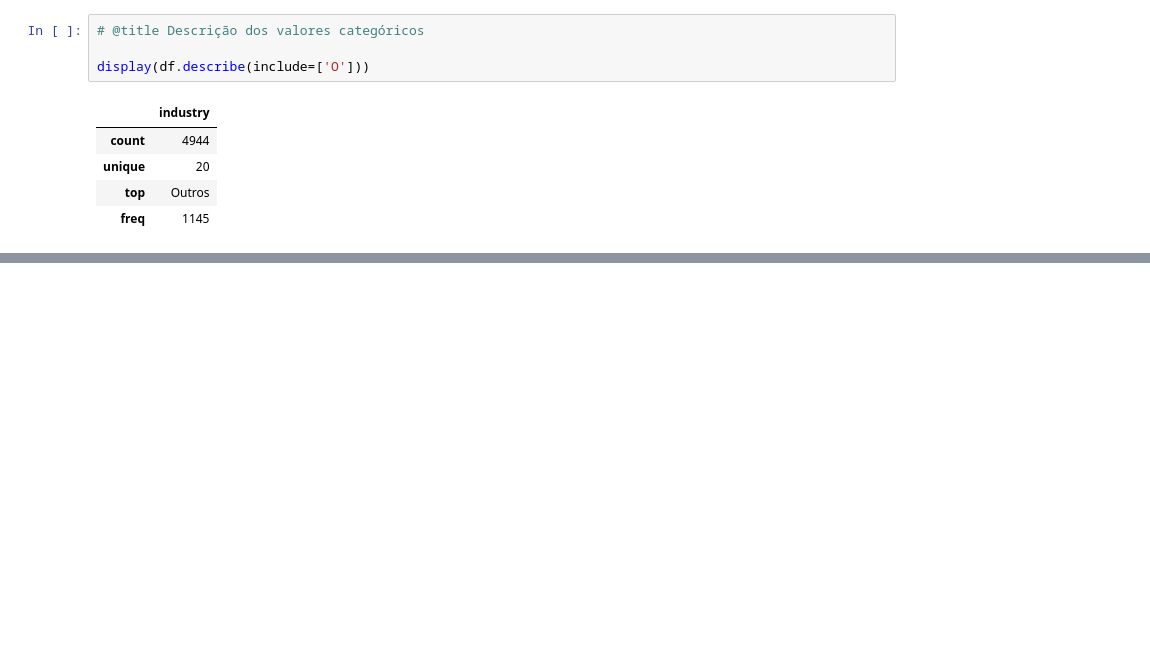
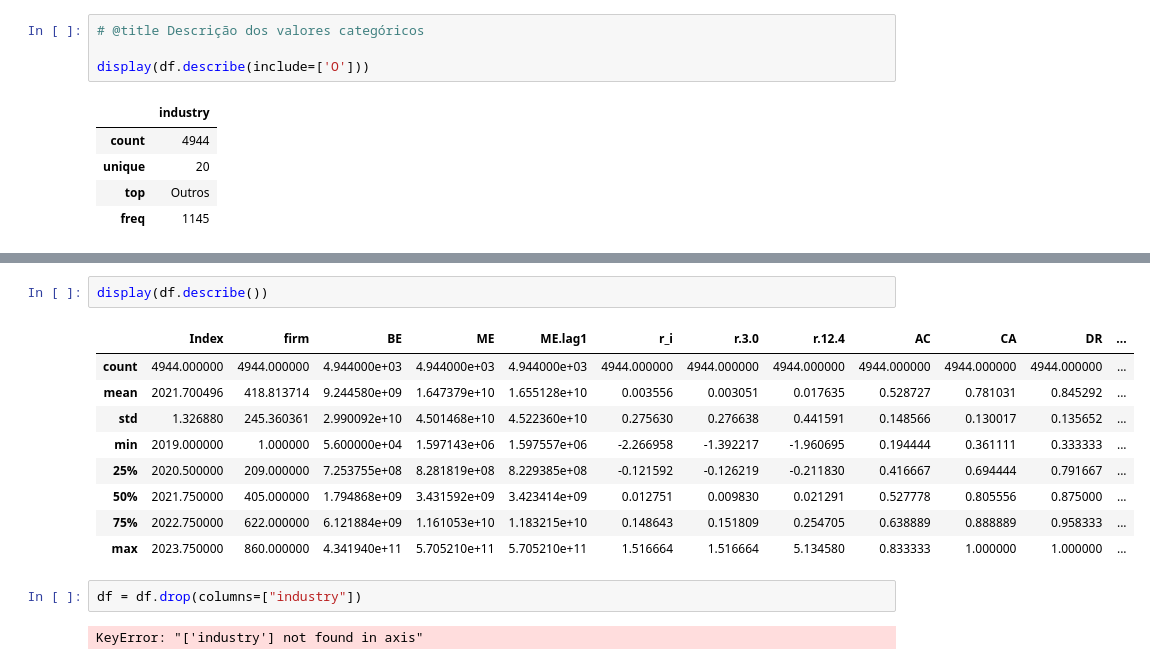
Before and after one commit to Yurovskyy/TP3, a Jupyter notebook: TP3.ipynb, the cells around one changed output, grey strips where cells are left out. Saved outputs shown, nothing was run; the diff lists cells and outputs as text; blank space fills up the shorter version.

```diff
--- a/TP3.ipynb
+++ b/TP3.ipynb
@@ -99,0 +177,16 @@ display(df.describe(include=['O']))
+# %%
+display(df.describe())
+# %% [output]
+|  | Index | firm | BE | ME | ME.lag1 | r_i | r.3.0 | r.12.4 | AC | CA | DR | ... |
+| count | 4944.000000 | 4944.000000 | 4.944000e+03 | 4.944000e+03 | 4.944000e+03 | 4944.000000 | 4944.000000 | 4944.000000 | 4944.000000 | 4944.000000 | 4944.000000 | ... |
+| mean | 2021.700496 | 418.813714 | 9.244580e+09 | 1.647379e+10 | 1.655128e+10 | 0.003556 | 0.003051 | 0.017635 | 0.528727 | 0.781031 | 0.845292 | ... |
+| std | 1.326880 | 245.360361 | 2.990092e+10 | 4.501468e+10 | 4.522360e+10 | 0.275630 | 0.276638 | 0.441591 | 0.148566 | 0.130017 | 0.135652 | ... |
+| min | 2019.000000 | 1.000000 | 5.600000e+04 | 1.597143e+06 | 1.597557e+06 | -2.266958 | -1.392217 | -1.960695 | 0.194444 | 0.361111 | 0.333333 | ... |
+| 25% | 2020.500000 | 209.000000 | 7.253755e+08 | 8.281819e+08 | 8.229385e+08 | -0.121592 | -0.126219 | -0.211830 | 0.416667 | 0.694444 | 0.791667 | ... |
+| 50% | 2021.750000 | 405.000000 | 1.794868e+09 | 3.431592e+09 | 3.423414e+09 | 0.012751 | 0.009830 | 0.021291 | 0.527778 | 0.805556 | 0.875000 | ... |
+| 75% | 2022.750000 | 622.000000 | 6.121884e+09 | 1.161053e+10 | 1.183215e+10 | 0.148643 | 0.151809 | 0.254705 | 0.638889 | 0.888889 | 0.958333 | ... |
+| max | 2023.750000 | 860.000000 | 4.341940e+11 | 5.705210e+11 | 5.705210e+11 | 1.516664 | 1.516664 | 5.134580 | 0.833333 | 1.000000 | 1.000000 | ... |
+# %%
+df = df.drop(columns=["industry"])
+# %% [output]
+KeyError: "['industry'] not found in axis"
```
Also changed, not shown: parts of 11 cells of this notebook.
